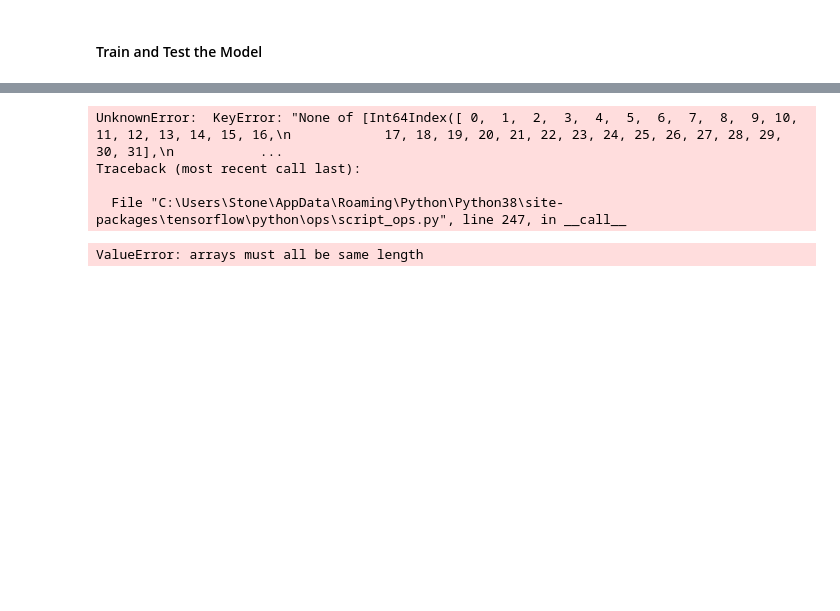
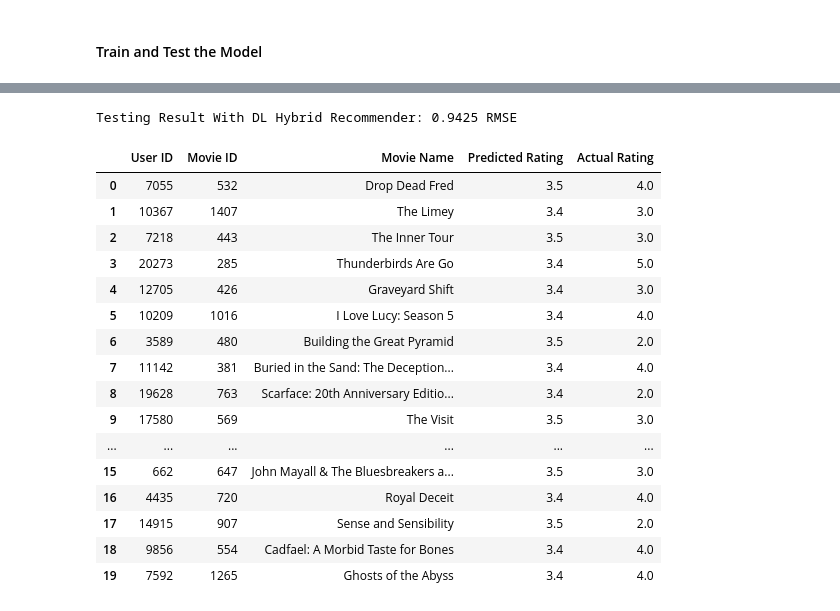
Before and after one commit to StoneBodini/mec-mini-projects, a Jupyter notebook: mec-17.4.1-recommendation-systems-mini-project/Mini_Project_Recommendation_Systems.ipynb, the cells around one changed output, grey strips where cells are left out. Drawn from its saved outputs; the diff is of its cells as text; code cells hidden in the pictures; blank space fills up the shorter version.

```diff
--- a/mec-17.4.1-recommendation-systems-mini-project/Mini_Project_Recommendation_Systems.ipynb
+++ b/mec-17.4.1-recommendation-systems-mini-project/Mini_Project_Recommendation_Systems.ipynb
@@ -1175,14 +1179,3 @@ Non-trainable params: 0
 __________________________________________________________________________________________________
 # %% [markdown]
 #### Train and Test the Model
-# %%
-# fit the model
-batch_size=1024
-epochs=10
-X = [df_hybrid_train['User'], df_hybrid_train['Movie'], train_tfidf]
-y = df_hybrid_train['Rating']
-model.fit(X, y,
-          batch_size=batch_size,
-          epochs=epochs, ## Change the epochs to find better improved model.
-          #validation_split=0.1,
-          shuffle=True)
@@ -1195,7 +1238,7 @@ Traceback (most recent call last):
 # %%
 # create test input data and true outputs
-X_test = [df_hybrid_test['User'], df_hybrid_test['Movie'], test_tfidf]
-y_true = df_hybrid_test['Rating'].values
+X_test = [df_hybrid_test['User'][:100], df_hybrid_test['Movie'][:100], np.array(test_tfidf[:100].todense())]
+y_true = df_hybrid_test['Rating'].values[:100]
 
 # Test model by making predictions on test data
 y_pred = model.predict(X_test).ravel()
@@ -1206,20 +1249,33 @@ y_pred = list(map(lambda x: 1.0 if x < 1 else 5.0 if x > 5.0 else x, y_pred))
 rmse = np.sqrt(mean_squared_error(y_pred=y_pred, y_true=y_true))
 print('\n\nTesting Result With DL Hybrid Recommender: {:.4f} RMSE'.format(rmse))
 # %% [output]
-UnknownError:  KeyError: "None of [Int64Index([ 0,  1,  2,  3,  4,  5,  6,  7,  8,  9, 10, 11, 12, 13, 14, 15, 16,\n            17, 18, 19, 20, 21, 22, 23, 24, 25, 26, 27, 28, 29, 30, 31],\n           ...
-Traceback (most recent call last):
-
-  File "C:\Users\Stone\AppData\Roaming\Python\Python38\site-packages\tensorflow\python\ops\script_ops.py", line 247, in __call__
+Testing Result With DL Hybrid Recommender: 0.9425 RMSE
 # %%
 ## Let's see how our collaborative model performs by seeing the predicted and actual rating for the given user and movie pair
 results_df = pd.DataFrame({
-    'User ID': df_hybrid_test['User'].values,
-    'Movie ID': df_hybrid_test['Movie'].values,
-    'Movie Name': [movie_titles['Name'].iloc[item] for item in df_hybrid_test['Movie']],
+    'User ID': df_hybrid_test['User'].values[:100],
+    'Movie ID': df_hybrid_test['Movie'].values[:100],
+    'Movie Name': [movie_titles['Name'].iloc[item] for item in df_hybrid_test['Movie']][:100],
     'Predicted Rating': np.round(y_pred, 1),
-    'Actual Rating': y_true
+    'Actual Rating': y_true[:100]
 })
 
 results_df.head(20)
 # %% [output]
-ValueError: arrays must all be same length
+|  | User ID | Movie ID | Movie Name | Predicted Rating | Actual Rating |
+| 0 | 7055 | 532 | Drop Dead Fred | 3.5 | 4.0 |
+| 1 | 10367 | 1407 | The Limey | 3.4 | 3.0 |
+| 2 | 7218 | 443 | The Inner Tour | 3.5 | 3.0 |
+| 3 | 20273 | 285 | Thunderbirds Are Go | 3.4 | 5.0 |
+| 4 | 12705 | 426 | Graveyard Shift | 3.4 | 3.0 |
+| 5 | 10209 | 1016 | I Love Lucy: Season 5 | 3.4 | 4.0 |
+| 6 | 3589 | 480 | Building the Great Pyramid | 3.5 | 2.0 |
+| 7 | 11142 | 381 | Buried in the Sand: The Deception... | 3.4 | 4.0 |
+| 8 | 19628 | 763 | Scarface: 20th Anniversary Editio... | 3.4 | 2.0 |
+| 9 | 17580 | 569 | The Visit | 3.5 | 3.0 |
+| ... | ... | ... | ... | ... | ... |
+| 15 | 662 | 647 | John Mayall & The Bluesbreakers a... | 3.5 | 3.0 |
+| 16 | 4435 | 720 | Royal Deceit | 3.4 | 4.0 |
+| 17 | 14915 | 907 | Sense and Sensibility | 3.5 | 2.0 |
+| 18 | 9856 | 554 | Cadfael: A Morbid Taste for Bones | 3.4 | 4.0 |
+| 19 | 7592 | 1265 | Ghosts of the Abyss | 3.4 | 4.0 |
```
Also changed, not shown: parts of 22 cells of this notebook.
